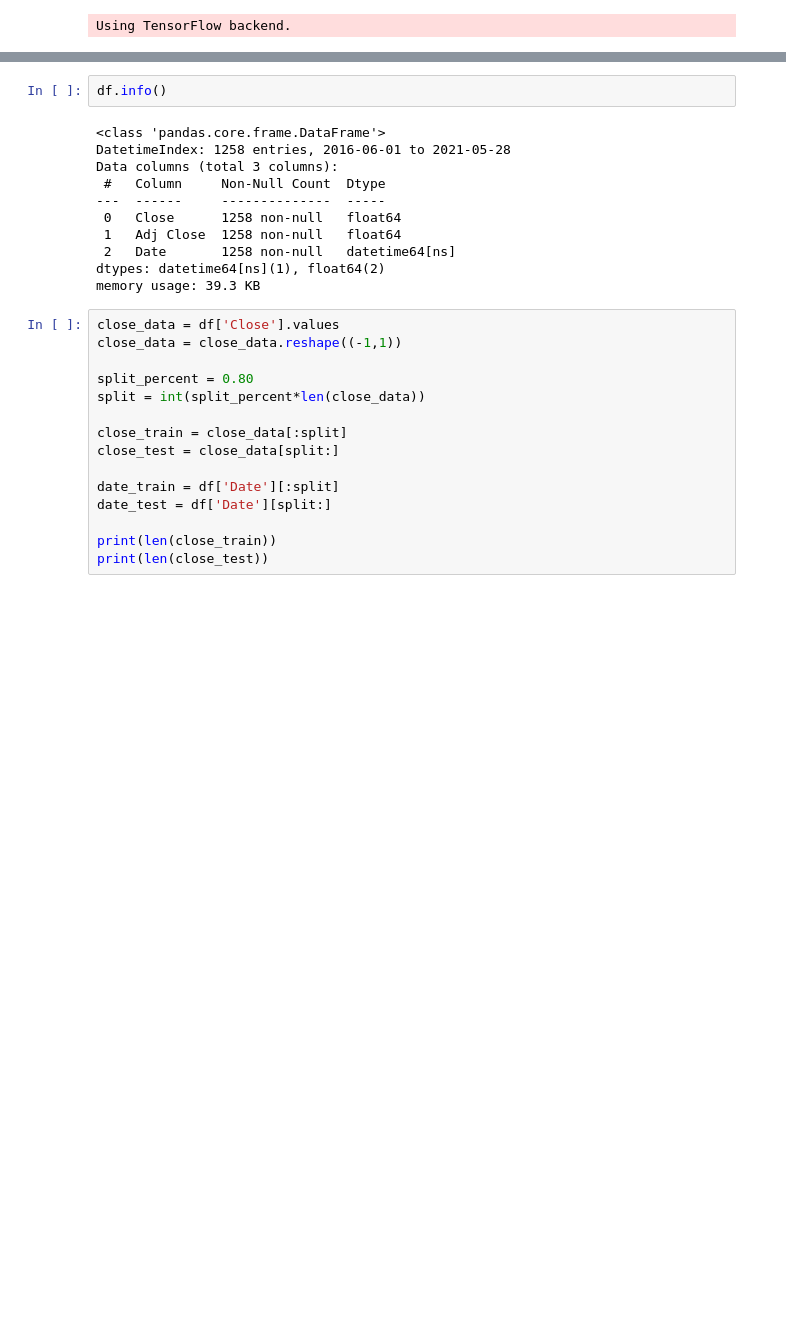
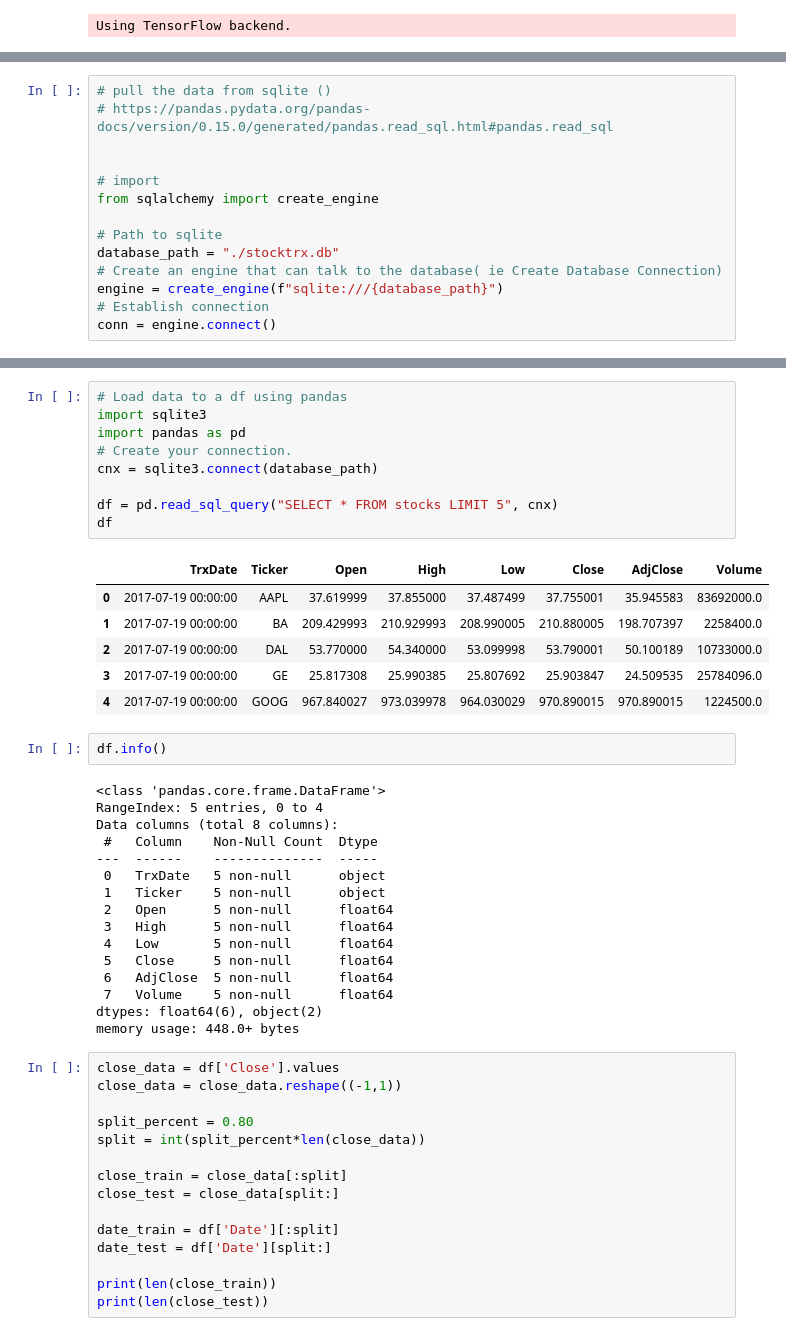
Before and after one commit to steskalja/ML-Stock-Prediction, a Jupyter notebook: Predict.ipynb, the cells around one changed output, grey strips where cells are left out. Drawn from its saved outputs; the diff is of its cells as text; blank space fills up the shorter version.

Commit message:
connect to sqlite db

```diff
--- a/Predict.ipynb
+++ b/Predict.ipynb
@@ -30,3 +30,17 @@ df.head()
 | 2016-06-03 | 725.539978 | 725.539978 | 2016-06-03 |
 | 2016-06-06 | 726.729980 | 726.729980 | 2016-06-06 |
 | 2016-06-07 | 723.739990 | 723.739990 | 2016-06-07 |
+# %%
+# pull the data from sqlite ()
+# https://pandas.pydata.org/pandas-docs/version/0.15.0/generated/pandas.read_sql.html#pandas.read_sql
+
+
+# import
+from sqlalchemy import create_engine
+
+# Path to sqlite
+database_path = "./stocktrx.db"
+# Create an engine that can talk to the database( ie Create Database Connection)
+engine = create_engine(f"sqlite:///{database_path}")
+# Establish connection
+conn = engine.connect()
@@ -33,16 +63,37 @@ df.head()
+# %%
+# Load data to a df using pandas
+import sqlite3
+import pandas as pd
+# Create your connection.
+cnx = sqlite3.connect(database_path)
+
+df = pd.read_sql_query("SELECT * FROM stocks LIMIT 5", cnx)
+df
+# %% [output]
+|  | TrxDate | Ticker | Open | High | Low | Close | AdjClose | Volume |
+| 0 | 2017-07-19 00:00:00 | AAPL | 37.619999 | 37.855000 | 37.487499 | 37.755001 | 35.945583 | 83692000.0 |
+| 1 | 2017-07-19 00:00:00 | BA | 209.429993 | 210.929993 | 208.990005 | 210.880005 | 198.707397 | 2258400.0 |
+| 2 | 2017-07-19 00:00:00 | DAL | 53.770000 | 54.340000 | 53.099998 | 53.790001 | 50.100189 | 10733000.0 |
+| 3 | 2017-07-19 00:00:00 | GE | 25.817308 | 25.990385 | 25.807692 | 25.903847 | 24.509535 | 25784096.0 |
+| 4 | 2017-07-19 00:00:00 | GOOG | 967.840027 | 973.039978 | 964.030029 | 970.890015 | 970.890015 | 1224500.0 |
 # %%
 df.info()
 # %% [output]
 <class 'pandas.core.frame.DataFrame'>
-DatetimeIndex: 1258 entries, 2016-06-01 to 2021-05-28
-Data columns (total 3 columns):
- #   Column     Non-Null Count  Dtype
----  ------     --------------  -----
- 0   Close      1258 non-null   float64
- 1   Adj Close  1258 non-null   float64
- 2   Date       1258 non-null   datetime64[ns]
-dtypes: datetime64[ns](1), float64(2)
-memory usage: 39.3 KB
+RangeIndex: 5 entries, 0 to 4
+Data columns (total 8 columns):
+ #   Column    Non-Null Count  Dtype
+---  ------    --------------  -----
+ 0   TrxDate   5 non-null      object
+ 1   Ticker    5 non-null      object
+ 2   Open      5 non-null      float64
+ 3   High      5 non-null      float64
+ 4   Low       5 non-null      float64
+ 5   Close     5 non-null      float64
+ 6   AdjClose  5 non-null      float64
+ 7   Volume    5 non-null      float64
+dtypes: float64(6), object(2)
+memory usage: 448.0+ bytes
 # %%
 close_data = df['Close'].values
 close_data = close_data.reshape((-1,1))
```
Also changed, not shown: parts of 2 cells of this notebook.
